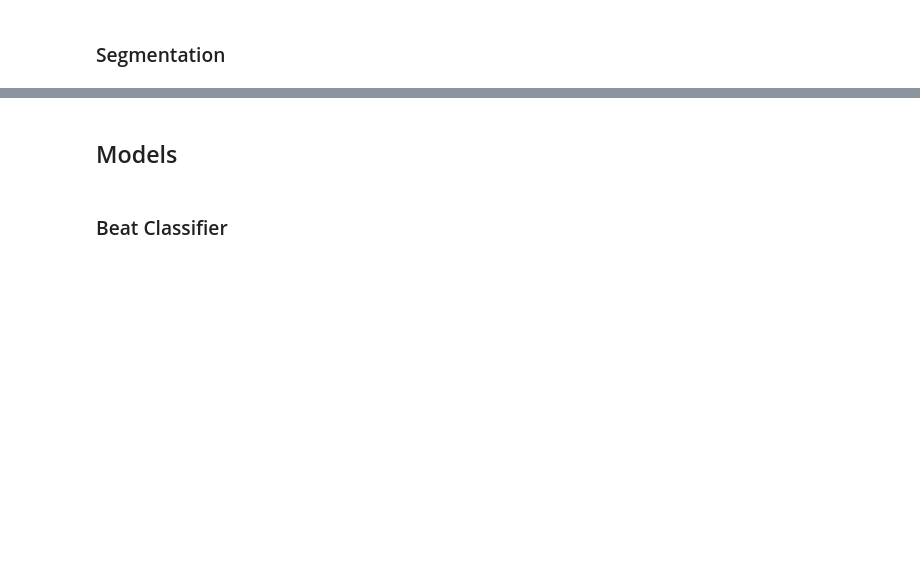
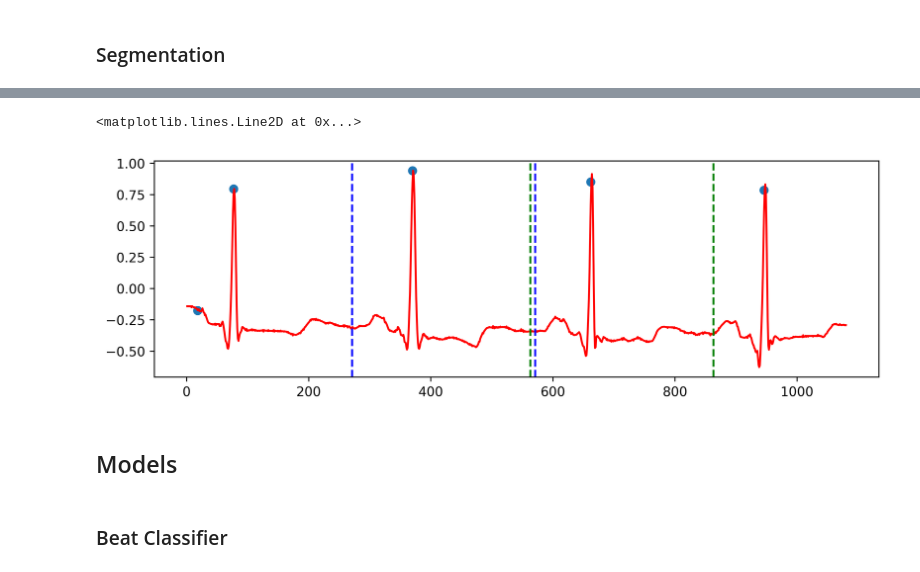
Before and after one commit to elijah-jones-2003/Heart-Rate-Monitoring, a Jupyter notebook: model.ipynb, the cells around one changed output, grey strips where cells are left out. Cells and saved outputs as stored; diff of their text form; code cells hidden in the pictures; blank space fills up the shorter version.

```diff
--- a/model.ipynb
+++ b/model.ipynb
@@ -77,3 +179,25 @@ plt.scatter(r_peak_x, r_peak_y)
+# %%
+# split into 300 sample windows
+# Plotting R-peaks and segmentation lines
+fig = plt.figure(figsize=(10,3), dpi=600)
+n_peak =5
+r_peak_x = []
+r_peak_y = []
+for i in range(0, n_peak):
+  r_peak_x.append(R_location[i])
+  r_peak_y.append(denoised[R_location[i]])
+x = np.arange(1, 1081)
+plt.plot(x, denoised[0: 1080], color='red')
+plt.scatter(r_peak_x, r_peak_y)
+
+# line plotting
+plt.axvline(x = R_location[2]-99, color = 'blue', linestyle = '--')
+plt.axvline(x = R_location[2]+201, color = 'blue', linestyle = '--')
+plt.axvline(x = R_location[3]-99, color = 'green', linestyle = '--')
+plt.axvline(x = R_location[3]+201, color = 'green', linestyle = '--')
+# %% [output]
+<matplotlib.lines.Line2D at 0x...>
+[figure, added]
 # %% [markdown]
 ## Models
 # %% [markdown]
```
Also changed, not shown: parts of 8 cells of this notebook, 5 other files.
